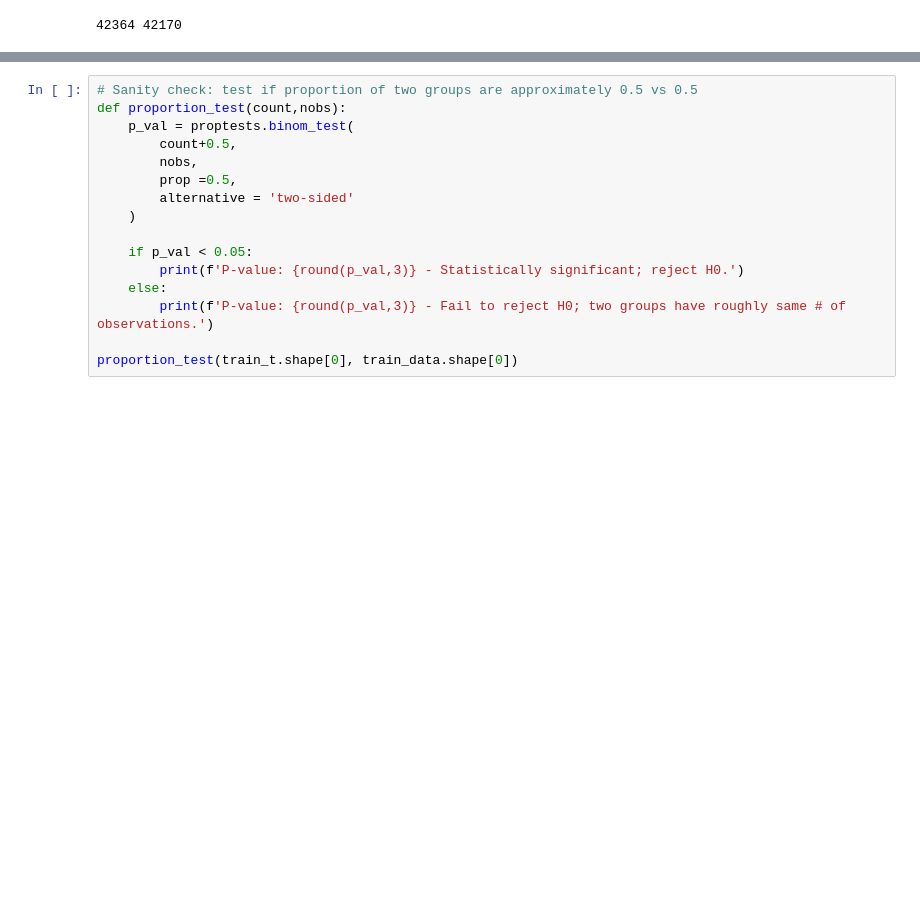
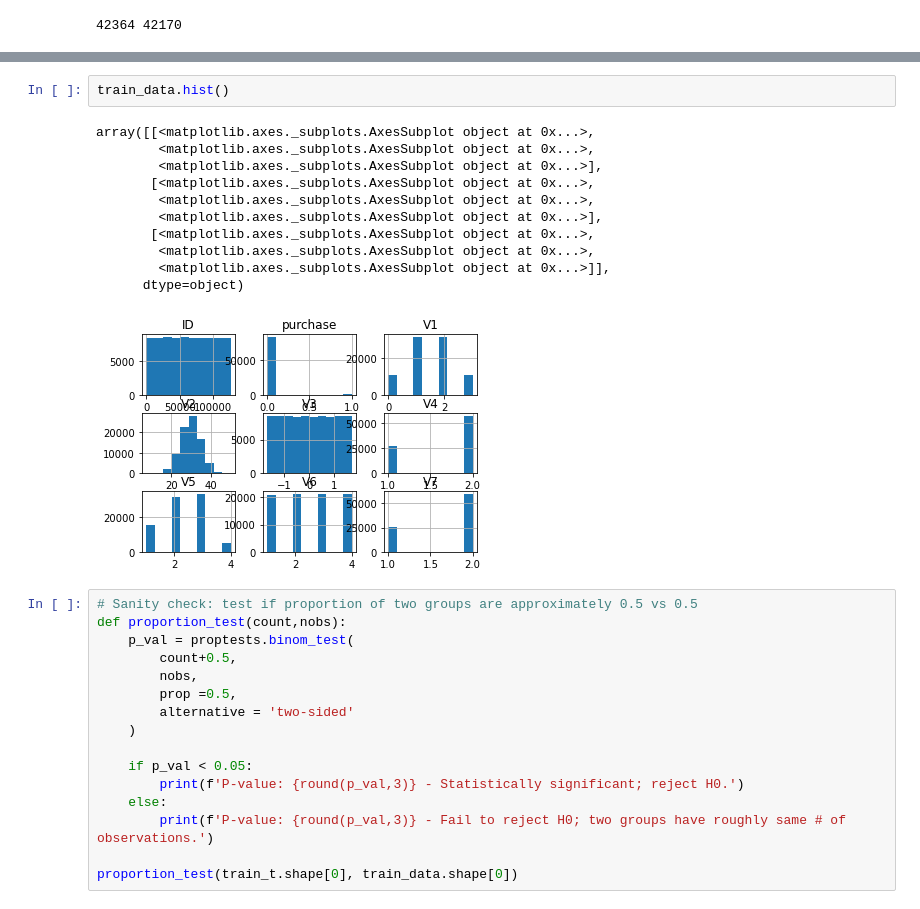
Before and after one commit to yutongwanyan98/Starbucks_experiment, a Jupyter notebook: Starbucks.ipynb, the cells around one changed output, grey strips where cells are left out. Drawn from its saved outputs; the diff is of its cells as text; blank space fills up the shorter version.

```diff
--- a/Starbucks.ipynb
+++ b/Starbucks.ipynb
@@ -140,3 +138,17 @@ train_data['Promotion'].value_counts().plot(kind = 'bar')
+# %%
+train_data.hist()
+# %% [output]
+array([[<matplotlib.axes._subplots.AxesSubplot object at 0x...>,
+        <matplotlib.axes._subplots.AxesSubplot object at 0x...>,
+        <matplotlib.axes._subplots.AxesSubplot object at 0x...>],
+       [<matplotlib.axes._subplots.AxesSubplot object at 0x...>,
+        <matplotlib.axes._subplots.AxesSubplot object at 0x...>,
+        <matplotlib.axes._subplots.AxesSubplot object at 0x...>],
+       [<matplotlib.axes._subplots.AxesSubplot object at 0x...>,
+        <matplotlib.axes._subplots.AxesSubplot object at 0x...>,
+        <matplotlib.axes._subplots.AxesSubplot object at 0x...>]],
+      dtype=object)
+[figure, added]
 # %%
 # Sanity check: test if proportion of two groups are approximately 0.5 vs 0.5
 def proportion_test(count,nobs):
```
Also changed, not shown: parts of 14 cells of this notebook, 1 other file.
